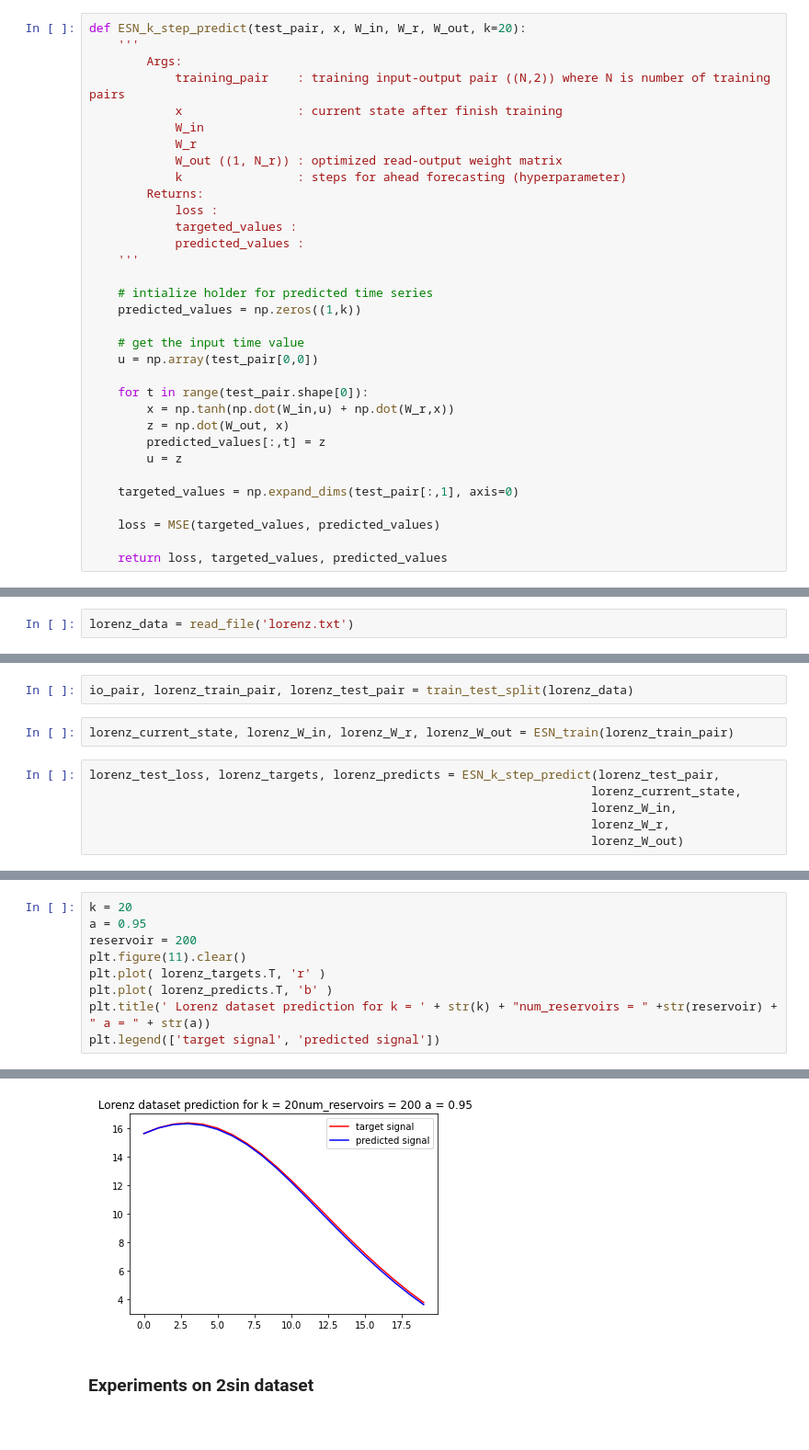
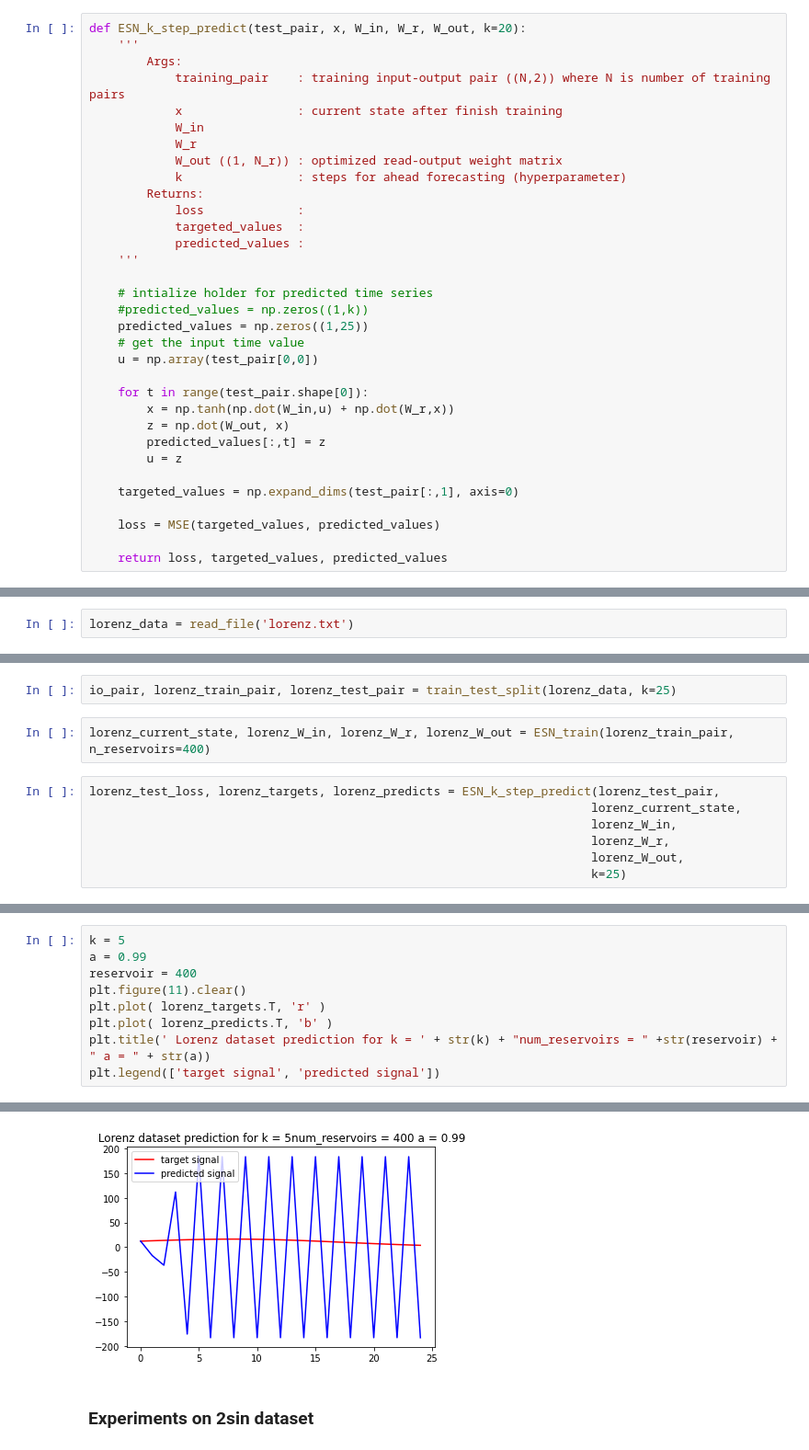
Before and after one commit to danielmai12/ESN, a Jupyter notebook: project.ipynb, the cells around one changed output, grey strips where cells are left out. Shown at 92% size. Drawn from its saved outputs; the diff is of its cells as text.

```diff
--- a/project.ipynb
+++ b/project.ipynb
@@ -235,14 +254,14 @@ def ESN_k_step_predict(test_pair, x, W_in, W_r, W_out, k=20):
             W_out ((1, N_r)) : optimized read-output weight matrix
             k                : steps for ahead forecasting (hyperparameter)
         Returns:
-            loss :
-            targeted_values :
+            loss             :
+            targeted_values  :
             predicted_values :
     '''
 
     # intialize holder for predicted time series
-    predicted_values = np.zeros((1,k))
-
+    #predicted_values = np.zeros((1,k))
+    predicted_values = np.zeros((1,25))
     # get the input time value
     u = np.array(test_pair[0,0])
 
@@ -332,10 +381,11 @@ lorenz_data = read_file('lorenz.txt')
 # %%
-io_pair, lorenz_train_pair, lorenz_test_pair = train_test_split(lorenz_data)
+io_pair, lorenz_train_pair, lorenz_test_pair = train_test_split(lorenz_data, k=25)
 # %%
-lorenz_current_state, lorenz_W_in, lorenz_W_r, lorenz_W_out = ESN_train(lorenz_train_pair)
+lorenz_current_state, lorenz_W_in, lorenz_W_r, lorenz_W_out = ESN_train(lorenz_train_pair, n_reservoirs=400)
 # %%
 lorenz_test_loss, lorenz_targets, lorenz_predicts = ESN_k_step_predict(lorenz_test_pair,
                                                                       lorenz_current_state,
                                                                       lorenz_W_in,
                                                                       lorenz_W_r,
-                                                                      lorenz_W_out)
+                                                                      lorenz_W_out,
+                                                                      k=25)
@@ -342,15 +396,15 @@ lorenz_test_loss, lorenz_targets, lorenz_predicts = ESN_k_step_predict(lorenz_te
 # %%
-k = 20
-a = 0.95
-reservoir = 200
+k = 5
+a = 0.99
+reservoir = 400
 plt.figure(11).clear()
 plt.plot( lorenz_targets.T, 'r' )
 plt.plot( lorenz_predicts.T, 'b' )
 plt.title(' Lorenz dataset prediction for k = ' + str(k) + "num_reservoirs = " +str(reservoir) + " a = " + str(a))
 plt.legend(['target signal', 'predicted signal'])
 # %% [output]
 <matplotlib.legend.Legend at 0x...>
-[figure, old version]
+[figure, new version]
 # %% [markdown]
 ### Experiments on 2sin dataset
 # %%
```
Also changed, not shown: parts of 21 cells of this notebook.
